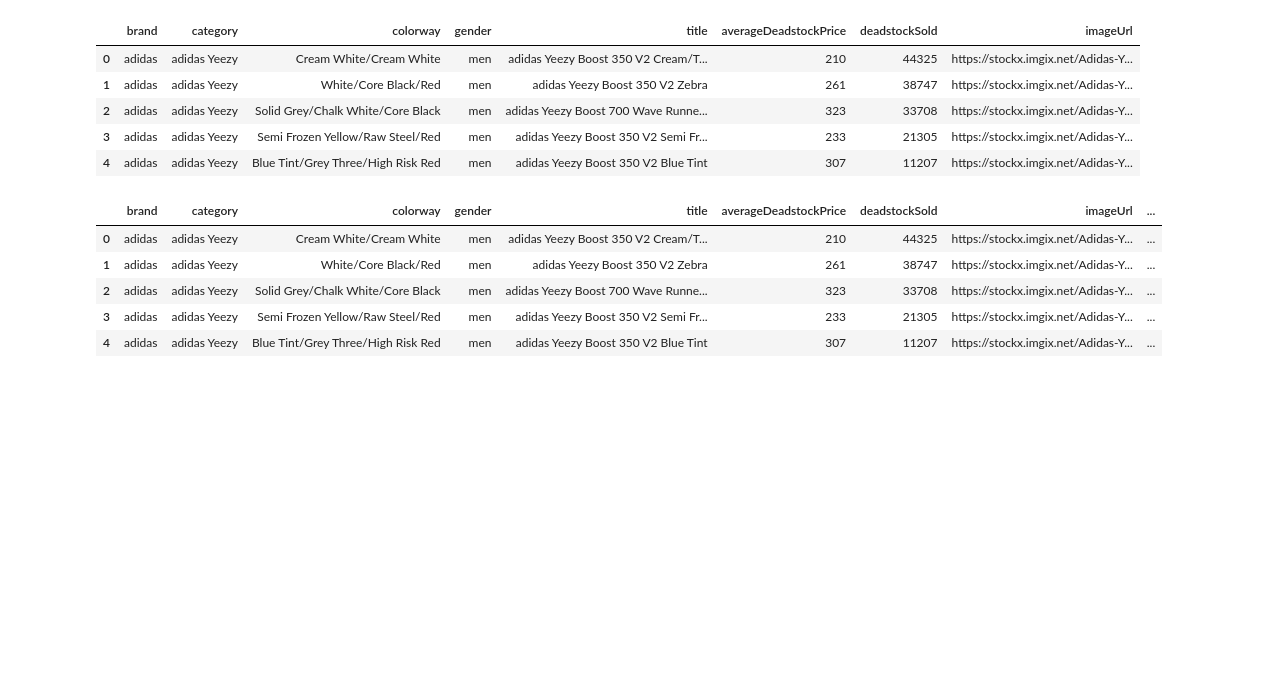
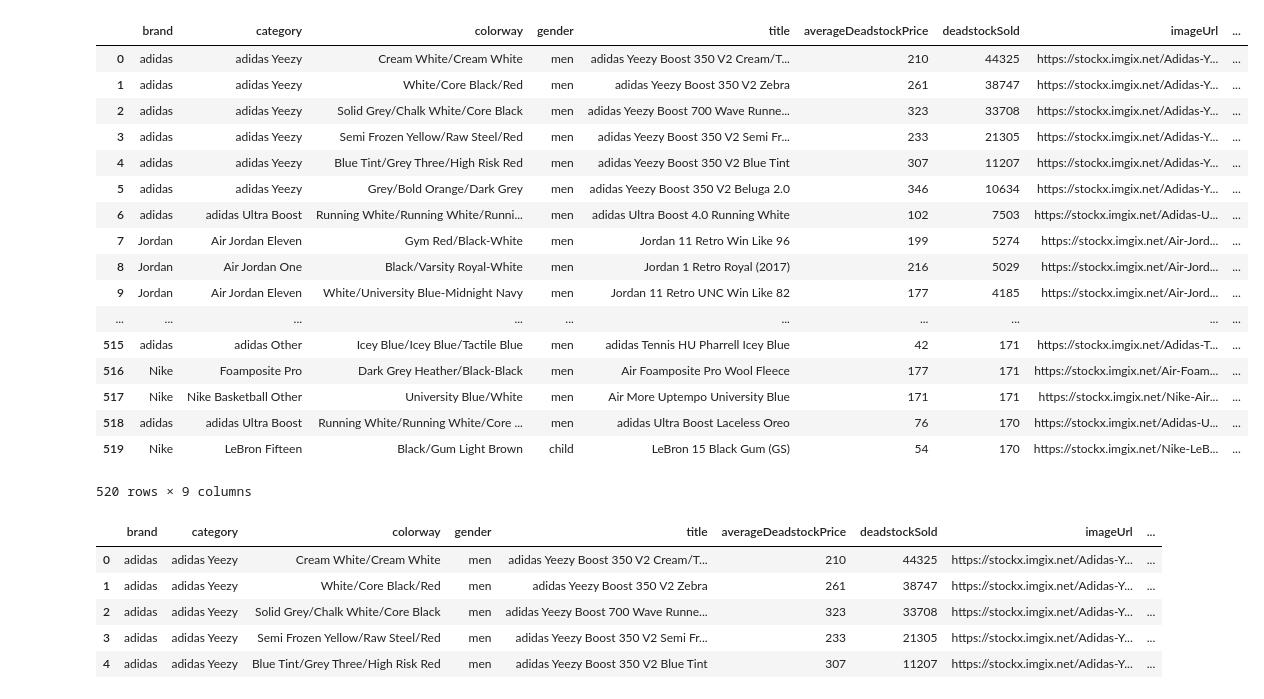
Before and after one commit to tpgmartin/shoe_ml_evaluator, a Jupyter notebook: lib/Datasets.ipynb, the cells around one changed output. Cells and saved outputs as stored; diff of their text form; code cells hidden in the pictures; blank space fills up the shorter version.

```diff
--- a/lib/Datasets.ipynb
+++ b/lib/Datasets.ipynb
@@ -48,16 +48,28 @@ Index(['belowRetail', 'brand', 'category', 'colorway', 'condition', 'gender',
        'volatility'],
       dtype='object')
 # %%
-df = df[["brand", "category", "colorway", "gender", "title", "averageDeadstockPrice", "deadstockSold", "imageUrl"]]
+df = df[["brand", "category", "colorway", "gender", "title", "averageDeadstockPrice", "deadstockSold", "imageUrl", "pricePremium"]]
 # %%
-df.head()
+df
 # %% [output]
-|  | brand | category | colorway | gender | title | averageDeadstockPrice | deadstockSold | imageUrl |
-| 0 | adidas | adidas Yeezy | Cream White/Cream White | men | adidas Yeezy Boost 350 V2 Cream/T... | 210 | 44325 | https://stockx.imgix.net/Adidas-Y... |
-| 1 | adidas | adidas Yeezy | White/Core Black/Red | men | adidas Yeezy Boost 350 V2 Zebra | 261 | 38747 | https://stockx.imgix.net/Adidas-Y... |
-| 2 | adidas | adidas Yeezy | Solid Grey/Chalk White/Core Black | men | adidas Yeezy Boost 700 Wave Runne... | 323 | 33708 | https://stockx.imgix.net/Adidas-Y... |
-| 3 | adidas | adidas Yeezy | Semi Frozen Yellow/Raw Steel/Red | men | adidas Yeezy Boost 350 V2 Semi Fr... | 233 | 21305 | https://stockx.imgix.net/Adidas-Y... |
-| 4 | adidas | adidas Yeezy | Blue Tint/Grey Three/High Risk Red | men | adidas Yeezy Boost 350 V2 Blue Tint | 307 | 11207 | https://stockx.imgix.net/Adidas-Y... |
+|  | brand | category | colorway | gender | title | averageDeadstockPrice | deadstockSold | imageUrl | ... |
+| 0 | adidas | adidas Yeezy | Cream White/Cream White | men | adidas Yeezy Boost 350 V2 Cream/T... | 210 | 44325 | https://stockx.imgix.net/Adidas-Y... | ... |
+| 1 | adidas | adidas Yeezy | White/Core Black/Red | men | adidas Yeezy Boost 350 V2 Zebra | 261 | 38747 | https://stockx.imgix.net/Adidas-Y... | ... |
+| 2 | adidas | adidas Yeezy | Solid Grey/Chalk White/Core Black | men | adidas Yeezy Boost 700 Wave Runne... | 323 | 33708 | https://stockx.imgix.net/Adidas-Y... | ... |
+| 3 | adidas | adidas Yeezy | Semi Frozen Yellow/Raw Steel/Red | men | adidas Yeezy Boost 350 V2 Semi Fr... | 233 | 21305 | https://stockx.imgix.net/Adidas-Y... | ... |
+| 4 | adidas | adidas Yeezy | Blue Tint/Grey Three/High Risk Red | men | adidas Yeezy Boost 350 V2 Blue Tint | 307 | 11207 | https://stockx.imgix.net/Adidas-Y... | ... |
+| 5 | adidas | adidas Yeezy | Grey/Bold Orange/Dark Grey | men | adidas Yeezy Boost 350 V2 Beluga 2.0 | 346 | 10634 | https://stockx.imgix.net/Adidas-Y... | ... |
+| 6 | adidas | adidas Ultra Boost | Running White/Running White/Runni... | men | adidas Ultra Boost 4.0 Running White | 102 | 7503 | https://stockx.imgix.net/Adidas-U... | ... |
+| 7 | Jordan | Air Jordan Eleven | Gym Red/Black-White | men | Jordan 11 Retro Win Like 96 | 199 | 5274 | https://stockx.imgix.net/Air-Jord... | ... |
+| 8 | Jordan | Air Jordan One | Black/Varsity Royal-White | men | Jordan 1 Retro Royal (2017) | 216 | 5029 | https://stockx.imgix.net/Air-Jord... | ... |
+| 9 | Jordan | Air Jordan Eleven | White/University Blue-Midnight Navy | men | Jordan 11 Retro UNC Win Like 82 | 177 | 4185 | https://stockx.imgix.net/Air-Jord... | ... |
+| ... | ... | ... | ... | ... | ... | ... | ... | ... | ... |
+| 515 | adidas | adidas Other | Icey Blue/Icey Blue/Tactile Blue | men | adidas Tennis HU Pharrell Icey Blue | 42 | 171 | https://stockx.imgix.net/Adidas-T... | ... |
+| 516 | Nike | Foamposite Pro | Dark Grey Heather/Black-Black | men | Air Foamposite Pro Wool Fleece | 177 | 171 | https://stockx.imgix.net/Air-Foam... | ... |
+| 517 | Nike | Nike Basketball Other | University Blue/White | men | Air More Uptempo University Blue | 171 | 171 | https://stockx.imgix.net/Nike-Air... | ... |
+| 518 | adidas | adidas Ultra Boost | Running White/Running White/Core ... | men | adidas Ultra Boost Laceless Oreo | 76 | 170 | https://stockx.imgix.net/Adidas-U... | ... |
+| 519 | Nike | LeBron Fifteen | Black/Gum Light Brown | child | LeBron 15 Black Gum (GS) | 54 | 170 | https://stockx.imgix.net/Nike-LeB... | ... |
+520 rows × 9 columns
 # %%
 def find_colours(colorway):
 
```
Also changed, not shown: parts of 17 cells of this notebook, 1 other file.
